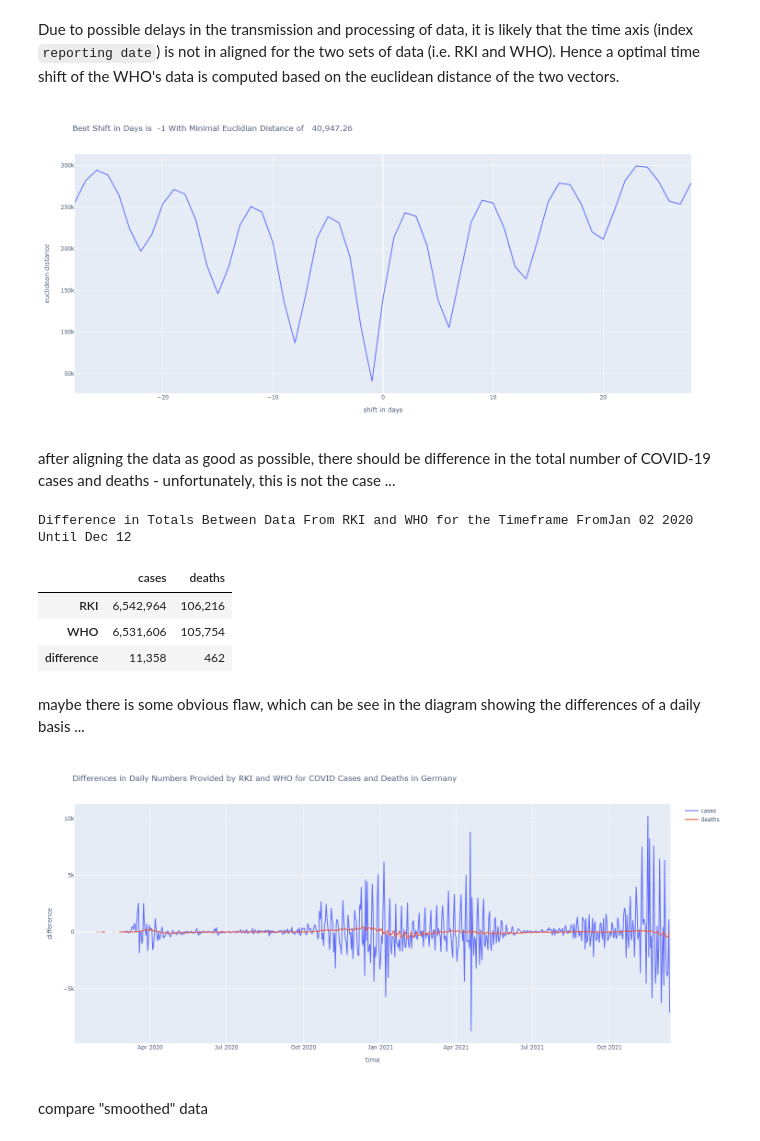
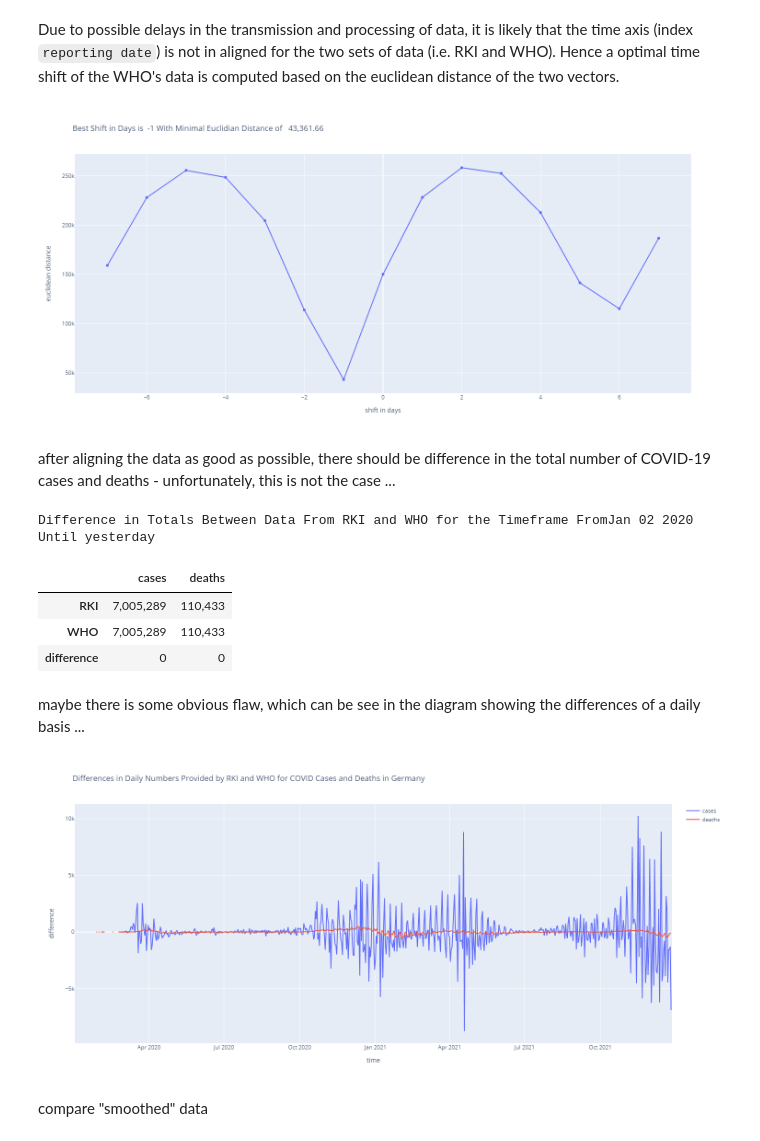
Before and after one commit to runbikeswim/RKI-COVID-15-Data-Sources-Analysis, a Jupyter notebook: RKI_COVID_Data_Comparison.ipynb, the cells around one changed output. Saved outputs shown, nothing was run; the diff lists cells and outputs as text; code cells hidden in the pictures.

Commit message:
rerun with recent data

```diff
--- a/RKI_COVID_Data_Comparison.ipynb
+++ b/RKI_COVID_Data_Comparison.ipynb
@@ -373,26 +373,28 @@ Hence a optimal time shift of the WHO's data is computed based on the euclidean
 # %%
 # determine best shift (as multiplies of one day) for the WHO-data, so that the euclidean distance for cases
 # and deaths combined is minimal
 IMAGE_WIDTH, IMAGE_HEIGHT=1500,700
-window, best_shift, min_distance, x, y =  28, None, float("Inf"), [], []
+window, best_shift, min_distance, x, y = 7, None, float("Inf"), [], []
 for shift in range(-window,window+1):
     distance = sqrt(np.nansum(np.square((RKI_COVID_GERMANY \
                                          - WHO_COVID_GERMANY.shift(periods=shift, freq=dt.timedelta(days=1))).values)))
     x.append(shift)
     y.append(distance)
     if distance < min_distance:
         best_shift, min_distance = shift, distance
 
-fig = px.line(pd.DataFrame(data={"x": x, "y":y}), x="x", y="y",
-                     title=f"Best Shift in Days is {best_shift:+3d} With Minimal Euclidian Distance of {min_distance:11,.2f}",
-                     labels={"y": "euclidean distance", "x": "shift in days"})
-img_bytes = fig.to_image(format="png",  width=IMAGE_WIDTH, height=IMAGE_HEIGHT)
+fig = px.line(pd.DataFrame(data = {"x": x, "y":y}), x="x", y="y",
+                     title = f"Best Shift in Days is {best_shift:+3d} With Minimal Euclidian Distance of {min_distance:11,.2f}",
+                     labels = {"y": "euclidean distance", "x": "shift in days"},
+                     markers = True)
+
+img_bytes = fig.to_image(format = "png",  width=IMAGE_WIDTH, height=IMAGE_HEIGHT)
 display(Image(img_bytes))
 
 WHO_SHIFT = dt.timedelta(days=best_shift)
 WHO_COVID_GERMANY_SHIFTED = WHO_COVID_GERMANY.shift(periods=best_shift, freq=dt.timedelta(days=1)).reindex(index=DATE_RANGE)
 # %% [output]
-[figure, old version]
+[figure, new version]
 # %% [markdown]
 after aligning the data as good as possible, there should be difference in the total number of COVID-19 cases and deaths - unfortunately, this is not the case ...
 # %%
@@ -404,11 +406,11 @@ df = df.append(pd.DataFrame(data=WHO_COVID_GERMANY_SHIFTED.loc[START_DATE:END_DA
 df = df.append(pd.DataFrame((df.iloc[0] - df.iloc[1]).to_dict(), index=["difference"]))
 df.style.format("{:,.0f}")
 # %% [output]
-Difference in Totals Between Data From RKI and WHO for the Timeframe FromJan 02 2020 Until Dec 12
+Difference in Totals Between Data From RKI and WHO for the Timeframe FromJan 02 2020 Until yesterday
 |  | cases | deaths |
-| RKI | 6,542,964 | 106,216 |
-| WHO | 6,531,606 | 105,754 |
-| difference | 11,358 | 462 |
+| RKI | 7,005,289 | 110,433 |
+| WHO | 7,005,289 | 110,433 |
+| difference | 0 | 0 |
 # %% [markdown]
 maybe there is some obvious flaw, which can be see in the diagram showing the differences of a daily basis ...
 # %%
@@ -420,7 +422,7 @@ fig = px.line((RKI_COVID_GERMANY
 img_bytes = fig.to_image(format="png",  width=IMAGE_WIDTH, height=IMAGE_HEIGHT)
 Image(img_bytes)
 # %% [output]
-[figure, old version]
+[figure, new version]
 # %% [markdown]
 compare "smoothed" data
 # %%
```
Also changed, not shown: parts of 14 cells of this notebook.
